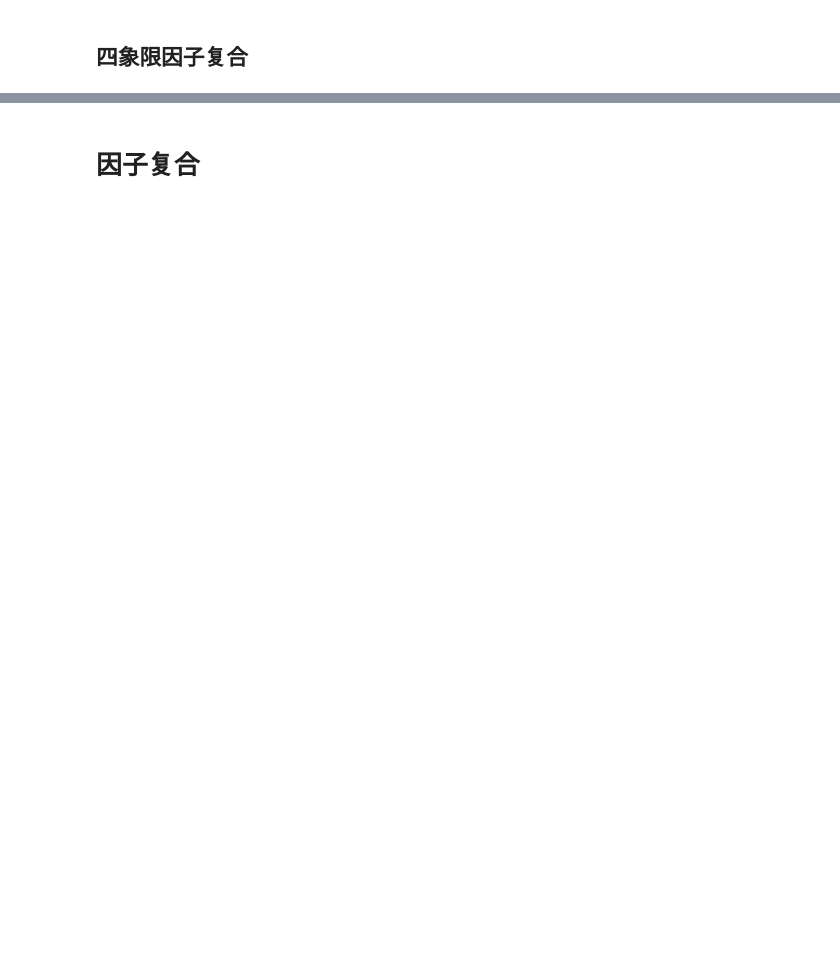
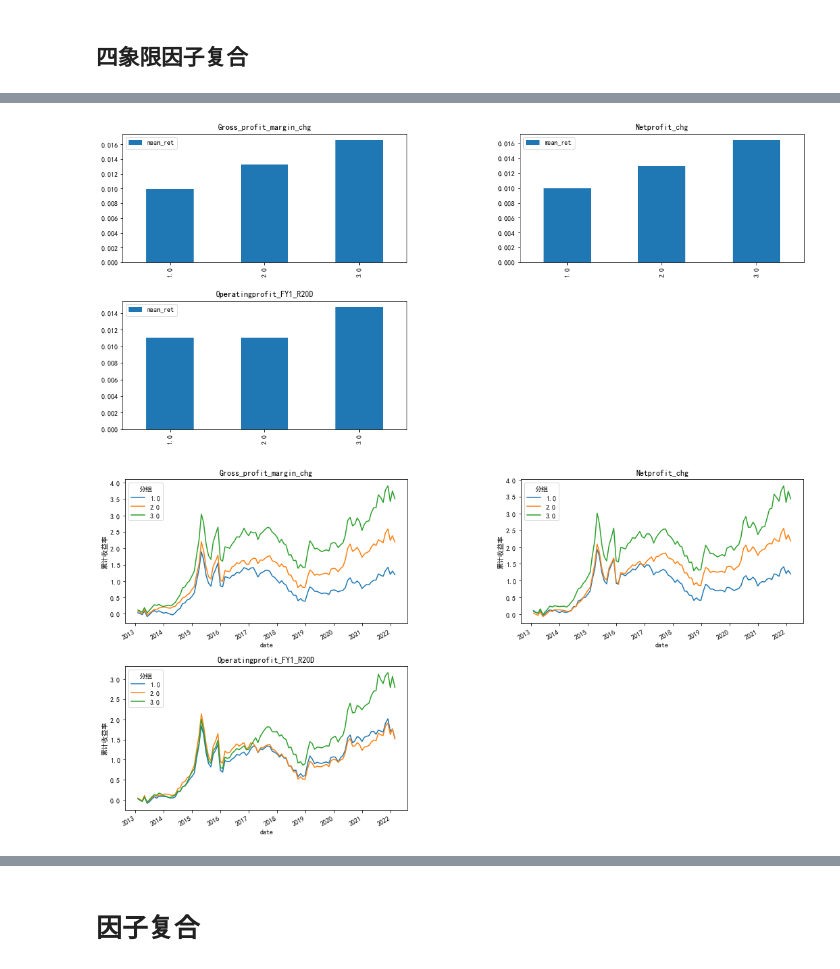
Before and after one commit to 11bingo/Quantitative-analysis, a Jupyter notebook: B-因子构建类/企业生命周期/企业生命周期测试.ipynb, the cells around one changed output, grey strips where cells are left out. Cells and saved outputs as stored; diff of their text form; code cells hidden in the pictures; blank space fills up the shorter version.

```diff
--- a/B-因子构建类/企业生命周期/企业生命周期测试.ipynb
+++ b/B-因子构建类/企业生命周期/企业生命周期测试.ipynb
@@ -231,0 +180,7 @@ plotting_dichotomy_res(res1['衰退期'])
+# %%
+factors3 = [
+    'Gross_profit_margin_chg', 'Netprofit_chg', 'Operatingprofit_FY1_R20D'
+]
+direction3 = ['ascending', 'ascending', 'ascending']
+plotting_dichotomy_res(res1['成熟期'])
+# %% [output]
@@ -231,0 +198,2 @@ plotting_dichotomy_res(res1['衰退期'])
+[figure, added]
+[figure, added]
```
Also changed, not shown: parts of 21 cells of this notebook, 3 other files.
